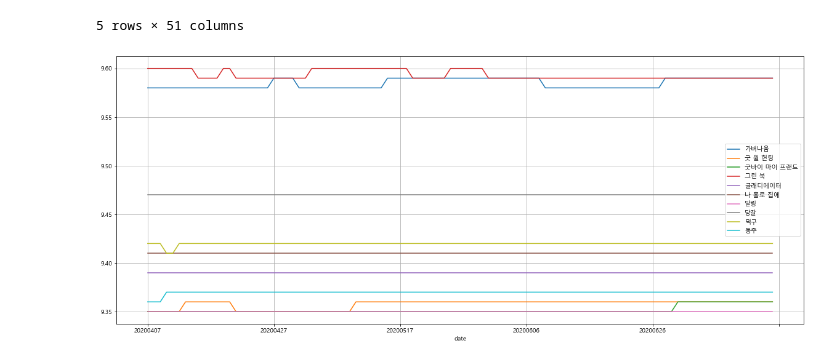
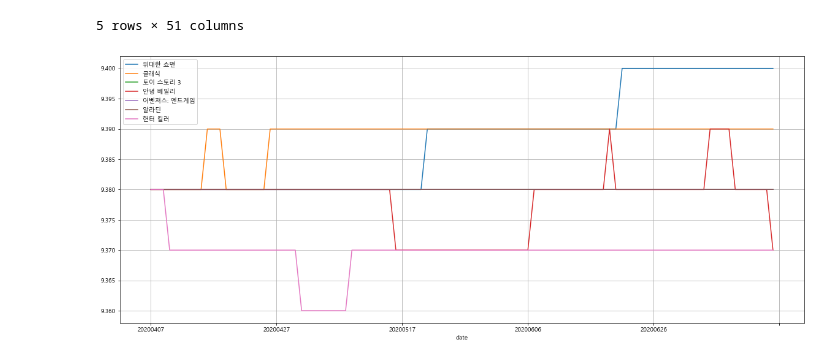
Before and after one commit to Dolarge/bit-python, a Jupyter notebook: #3 크롤링 데이터 분석/#3 네이버 영화평점 크롤링.ipynb, the cells around one changed output. Saved outputs shown, nothing was run; the diff lists cells and outputs as text; code cells hidden in the pictures.

```diff
--- a/#3 크롤링 데이터 분석/#3 네이버 영화평점 크롤링.ipynb
+++ b/#3 크롤링 데이터 분석/#3 네이버 영화평점 크롤링.ipynb
@@ -274,9 +274,9 @@ movie_pivot.head()
 5 rows × 51 columns
 # %%
 movie_name=['위대한 쇼맨', '클래식','토이 스토리 3','안녕 베일리','어벤져스: 엔드게임','알라딘','헌터 킬러']
-movie_pivot.plot(y=movie_pivot.columns[:10], figsize=(20, 8))
+movie_pivot.plot(y=movie_name, figsize=(20, 8))
 plt.legend(loc='best')
 plt.grid()
 plt.show()
 # %% [output]
-[figure, old version]
+[figure, new version]
```
Also changed, not shown: 2 other files.
